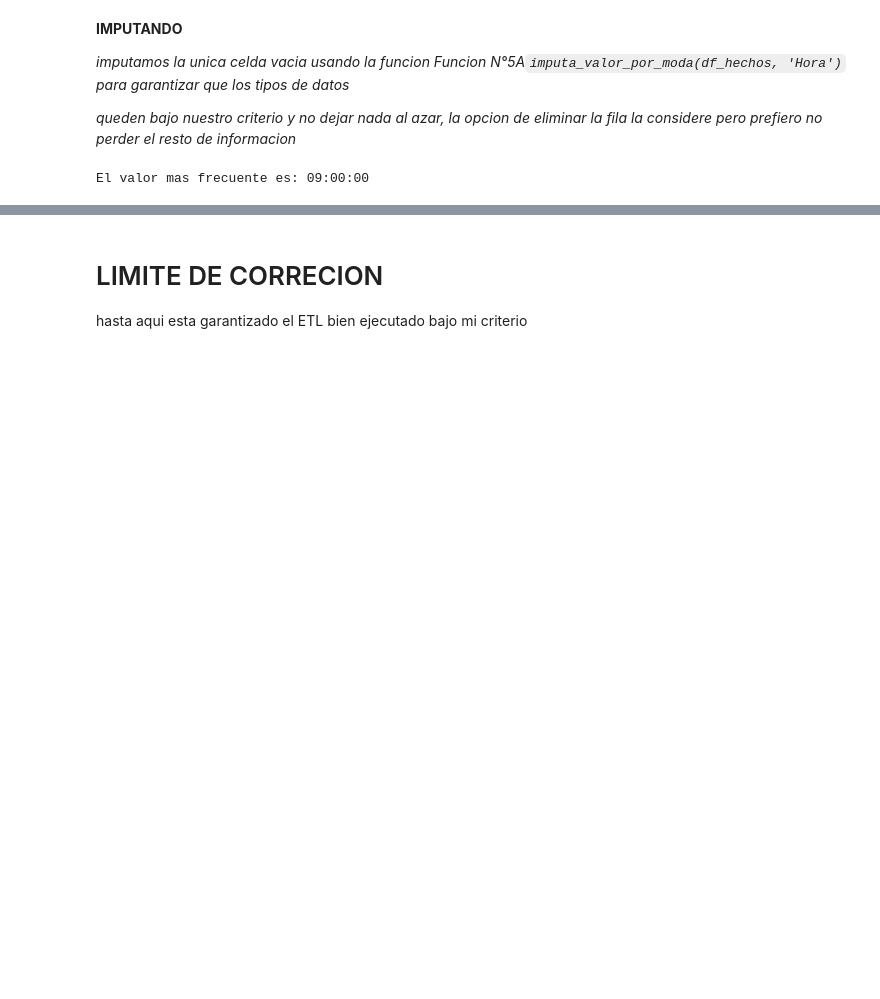
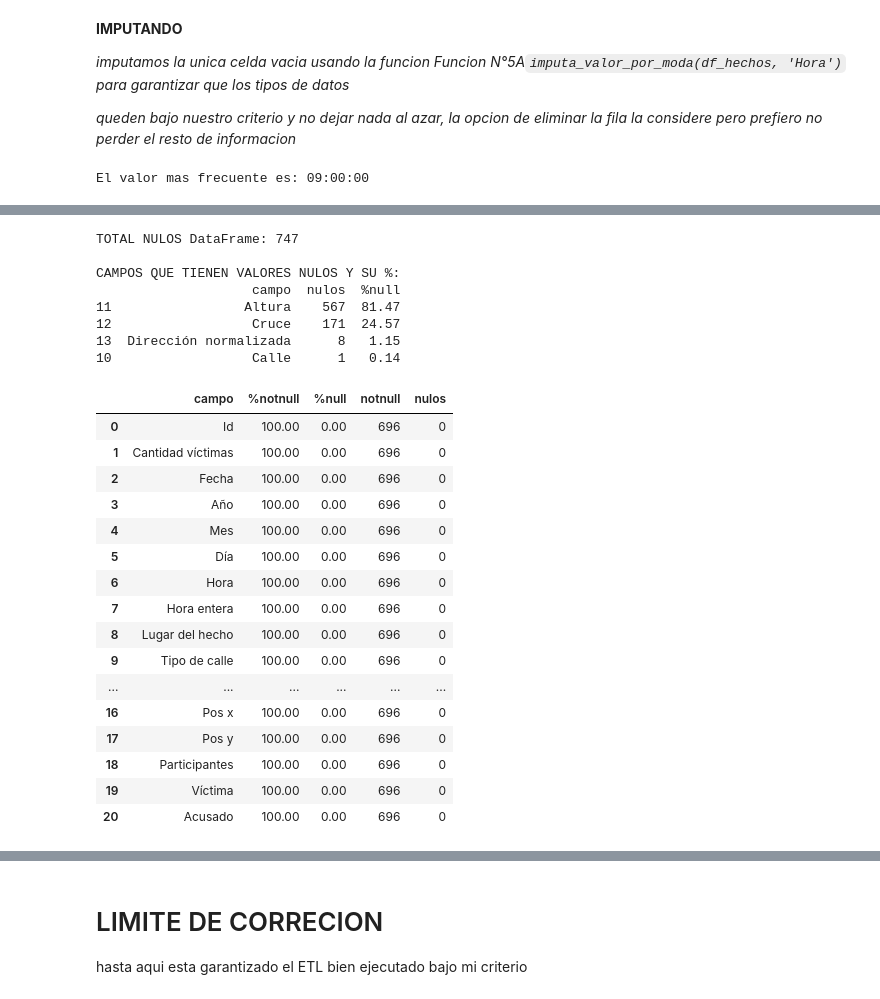
Before and after one commit to gabrielgomezrestrepo/Proyecto-DA-Siniestros-Viales-BA, a Jupyter notebook: ETL.ipynb, the cells around one changed output, grey strips where cells are left out. Drawn from its saved outputs; the diff is of its cells as text; code cells hidden in the pictures; blank space fills up the shorter version.

Commit message:
ajuste df_hechos columnas Aitura, Calle, Cruce, Direccion normalizada

```diff
--- a/ETL.ipynb
+++ b/ETL.ipynb
@@ -620,0 +816,28 @@ El valor mas frecuente es: 09:00:00
+# %%
+ver_nulos(df_hechos)
+# %% [output]
+TOTAL NULOS DataFrame: 747
+
+CAMPOS QUE TIENEN VALORES NULOS Y SU %:
+                    campo  nulos  %null
+11                 Altura    567  81.47
+12                  Cruce    171  24.57
+13  Dirección normalizada      8   1.15
+10                  Calle      1   0.14
+|  | campo | %notnull | %null | notnull | nulos |
+| 0 | Id | 100.00 | 0.00 | 696 | 0 |
+| 1 | Cantidad víctimas | 100.00 | 0.00 | 696 | 0 |
+| 2 | Fecha | 100.00 | 0.00 | 696 | 0 |
+| 3 | Año | 100.00 | 0.00 | 696 | 0 |
+| 4 | Mes | 100.00 | 0.00 | 696 | 0 |
+| 5 | Día | 100.00 | 0.00 | 696 | 0 |
+| 6 | Hora | 100.00 | 0.00 | 696 | 0 |
+| 7 | Hora entera | 100.00 | 0.00 | 696 | 0 |
+| 8 | Lugar del hecho | 100.00 | 0.00 | 696 | 0 |
+| 9 | Tipo de calle | 100.00 | 0.00 | 696 | 0 |
+| ... | ... | ... | ... | ... | ... |
+| 16 | Pos x | 100.00 | 0.00 | 696 | 0 |
+| 17 | Pos y | 100.00 | 0.00 | 696 | 0 |
+| 18 | Participantes | 100.00 | 0.00 | 696 | 0 |
+| 19 | Víctima | 100.00 | 0.00 | 696 | 0 |
+| 20 | Acusado | 100.00 | 0.00 | 696 | 0 |
```
Also changed, not shown: parts of 64 cells of this notebook.
